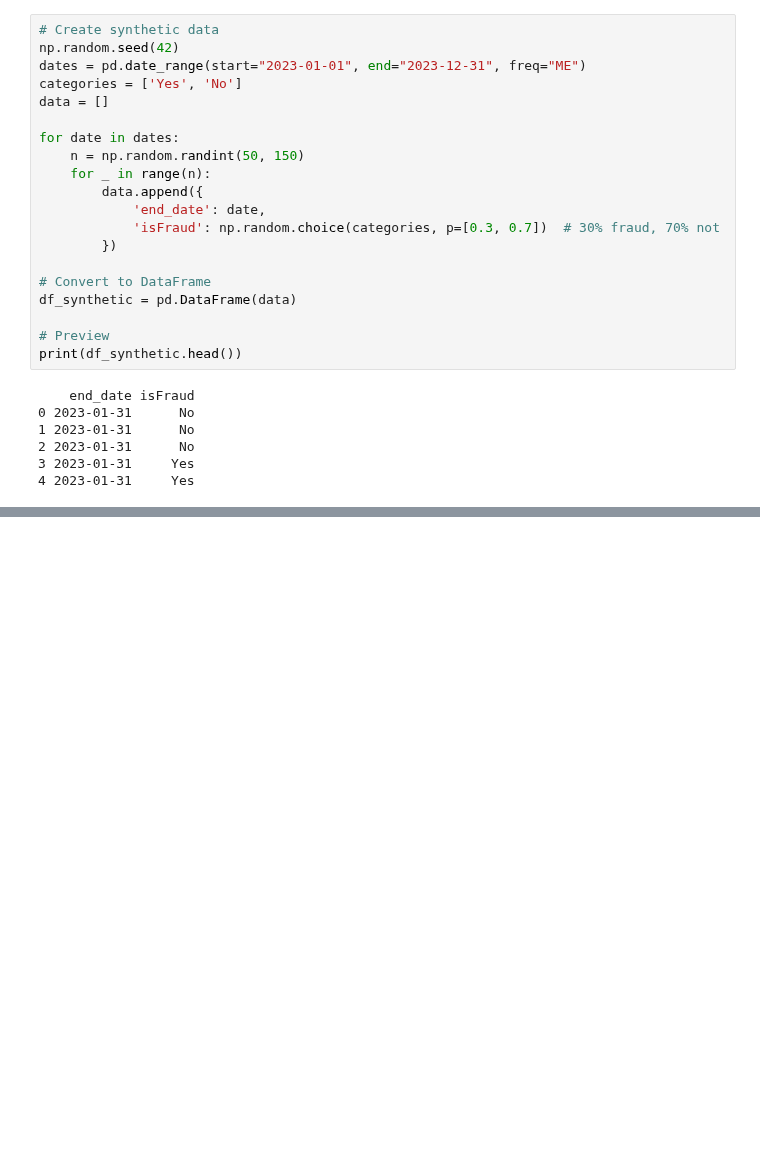
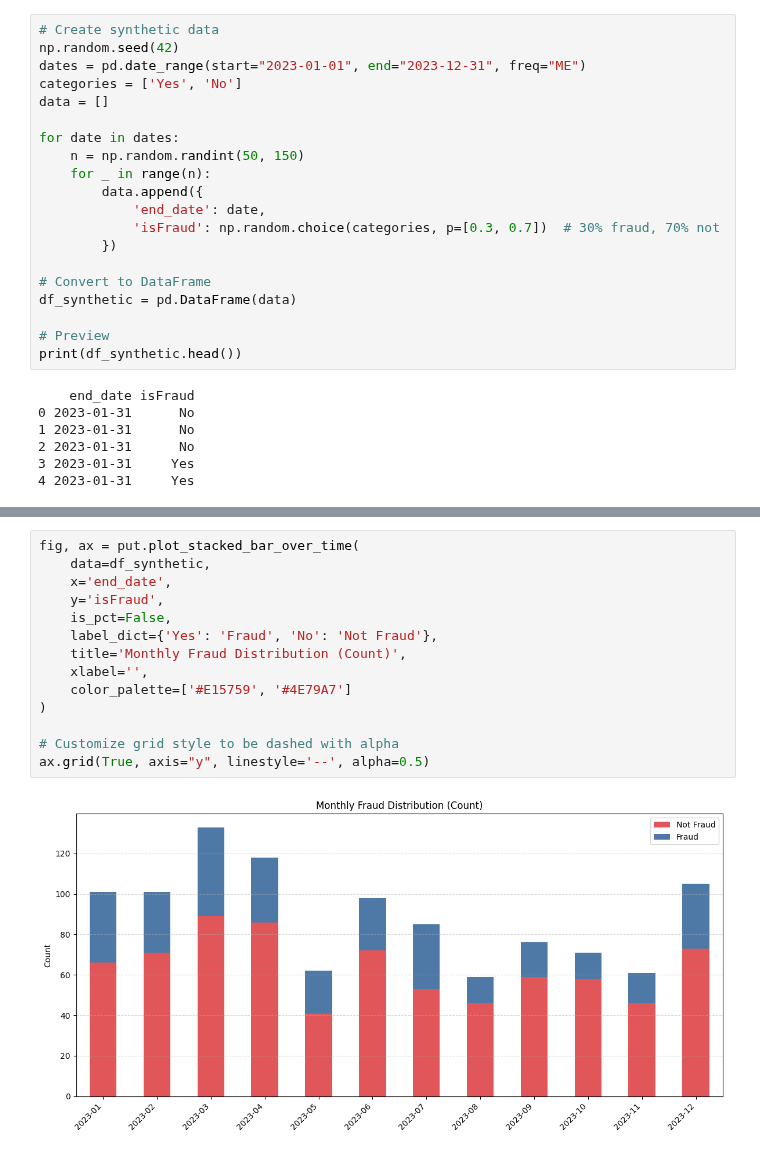
Before and after one commit to MenaWANG/mlarena, a Jupyter notebook: examples/3.utils_plot.ipynb, the cells around one changed output, grey strips where cells are left out. Cells and saved outputs as stored; diff of their text form; blank space fills up the shorter version.

```diff
--- a/examples/3.utils_plot.ipynb
+++ b/examples/3.utils_plot.ipynb
@@ -189,0 +192,16 @@ put.plot_stacked_bar_over_time(
+# %%
+fig, ax = put.plot_stacked_bar_over_time(
+    data=df_synthetic,
+    x='end_date',
+    y='isFraud',
+    is_pct=False,
+    label_dict={'Yes': 'Fraud', 'No': 'Not Fraud'},
+    title='Monthly Fraud Distribution (Count)',
+    xlabel='',
+    color_palette=['#E15759', '#4E79A7']
+)
+
+# Customize grid style to be dashed with alpha
+ax.grid(True, axis="y", linestyle='--', alpha=0.5)
+# %% [output]
+[figure, added]
```
Also changed, not shown: parts of 14 cells of this notebook, 2 other files.
